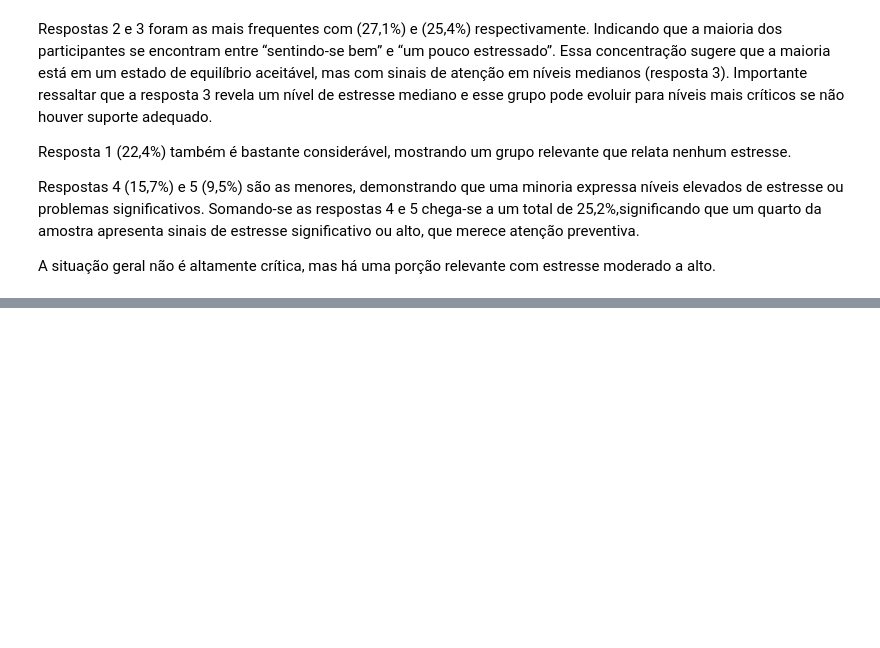
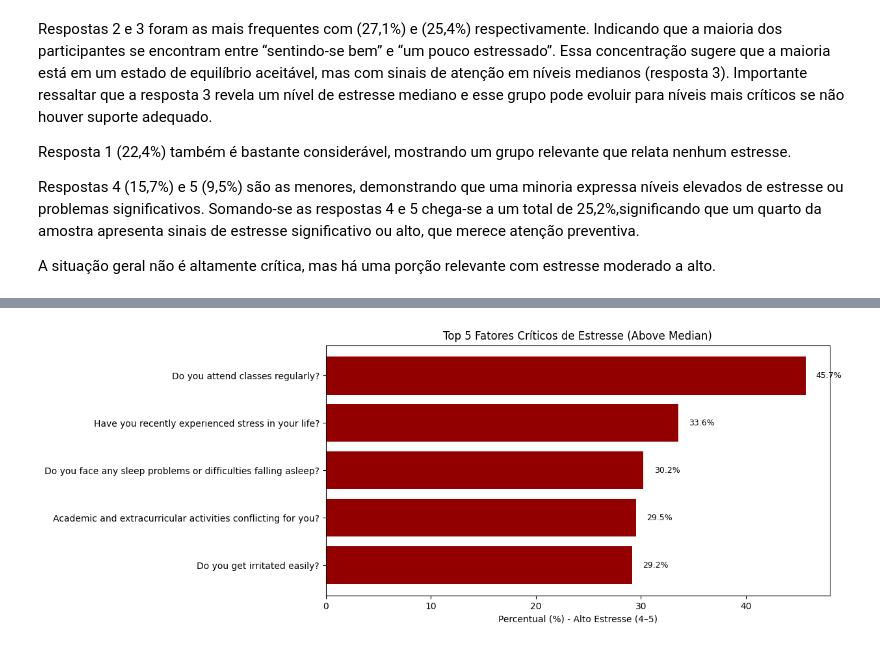
Before and after one commit to camilatsv1/Monitoramento-das-causas-de-estresse-nos-alunos-de-hoje, a Jupyter notebook: caderno_app.ipynb, the cells around one changed output, grey strips where cells are left out. Drawn from its saved outputs; the diff is of its cells as text; code cells hidden in the pictures; blank space fills up the shorter version.

Commit message:
adição de tabela com divisão de nível das respostas das questões, gráfico com top 5 fatores críticos de estresse e textos explicativos

```diff
--- a/caderno_app.ipynb
+++ b/caderno_app.ipynb
@@ -349,0 +400,59 @@ A situação geral não é altamente crítica, mas há uma porção relevante co
+# %%
+import pandas as pd
+import matplotlib.pyplot as plt
+
+# Criar DataFrame com os valores (apenas exemplo com as 23 perguntas que você trouxe)
+dados = {
+    "Pergunta": [
+        "Have you recently experienced stress in your life?",
+        "Have you noticed a rapid heartbeat or palpitations?",
+        "Have you been dealing with anxiety or tension recently?",
+        "Do you face any sleep problems or difficulties falling asleep?",
+        "Have you been dealing with anxiety or tension recently?.1",
+        "Have you been getting headaches more often than usual?",
+        "Do you get irritated easily?",
+        "Do you have trouble concentrating on your academic tasks?",
+        "Have you been feeling sadness or low mood?",
+        "Have you been experiencing any illness or health issues?",
+        "Do you often feel lonely or isolated?",
+        "Do you feel overwhelmed with your academic workload?",
+        "Are you in competition with your peers, and does it affect you?",
+        "Do you find that your relationship often causes you stress?",
+        "Are you facing any difficulties with your professors or instructors?",
+        "Is your working environment unpleasant or stressful?",
+        "Do you struggle to find time for relaxation and leisure activities?",
+        "Is your hostel or home environment causing you difficulties?",
+        "Do you lack confidence in your academic performance?",
+        "Do you lack confidence in your choice of academic subjects?",
+        "Academic and extracurricular activities conflicting for you?",
+        "Do you attend classes regularly?",
+        "Have you gained/lost weight?"
+    ],
+    "Above Median": [
+        33.570581, 27.639383, 22.064057, 30.249110, 27.995255, 25.504152, 29.181495,
+        28.113879, 23.487544, 22.064057, 23.131673, 22.775801, 20.403321, 21.233689,
+        18.268090, 20.047450, 21.826809, 20.403321, 23.487544, 25.860024, 29.537367,
+        45.670225, 16.132859
+    ]
+}
+
+df_above = pd.DataFrame(dados)
+
+# Selecionar Top 5 em Above Median
+top5 = df_above.nlargest(5, "Above Median")
+
+# Plotar gráfico
+plt.figure(figsize=(10,5))
+bars = plt.barh(top5["Pergunta"], top5["Above Median"], color="#920000")
+plt.xlabel("Percentual (%) - Alto Estresse (4–5)")
+plt.title("Top 5 Fatores Críticos de Estresse (Above Median)")
+plt.gca().invert_yaxis()  # Deixa o maior em cima
+
+# Adicionar rótulos de valores nas barras
+for bar in bars:
+    plt.text(bar.get_width() + 1, bar.get_y() + bar.get_height()/2,
+             f"{bar.get_width():.1f}%", va="center", fontsize=9)
+
+plt.show()
+# %% [output]
+[figure, added]
```
Also changed, not shown: parts of 6 cells of this notebook.
